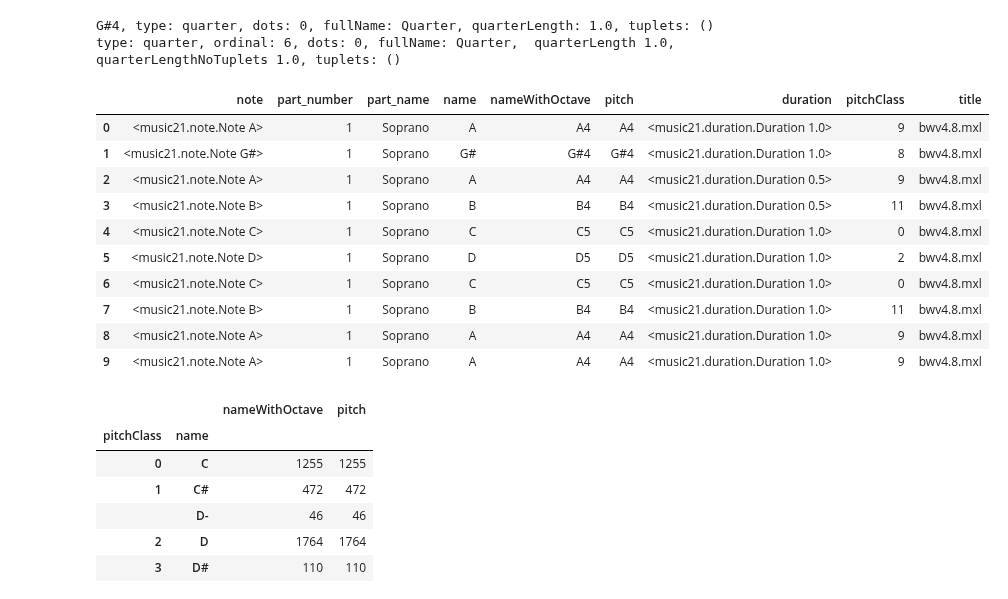
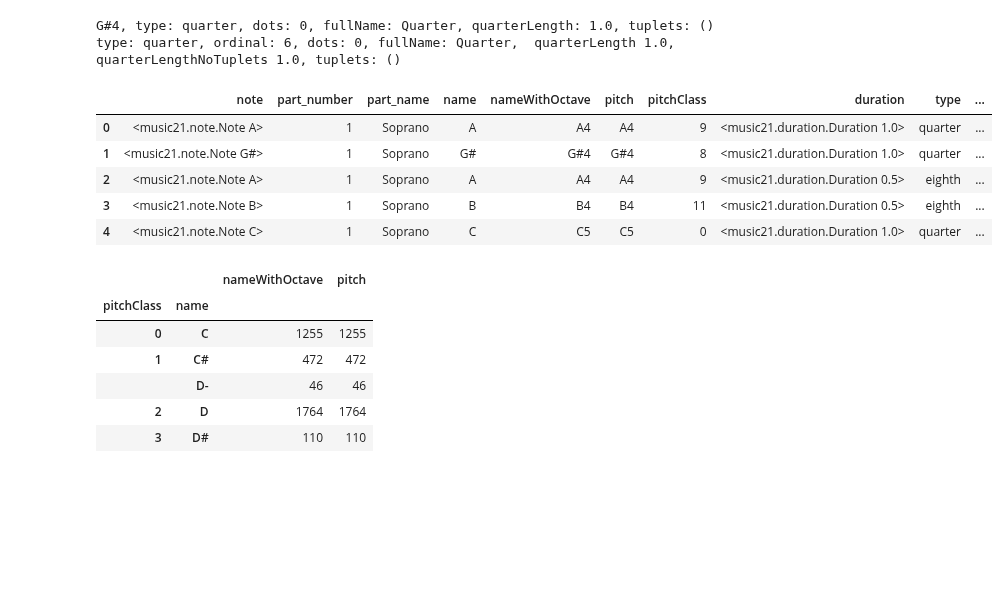
Before and after one commit to dwbzen/pymusic, a Jupyter notebook: music_EDA.ipynb, the cells around one changed output. Saved outputs shown, nothing was run; the diff lists cells and outputs as text; code cells hidden in the pictures; blank space fills up the shorter version.

```diff
--- a/music_EDA.ipynb
+++ b/music_EDA.ipynb
@@ -933,20 +933,18 @@ print(MusicUtils.duration_info(dur))
 G#4, type: quarter, dots: 0, fullName: Quarter, quarterLength: 1.0, tuplets: ()
 type: quarter, ordinal: 6, dots: 0, fullName: Quarter,  quarterLength 1.0, quarterLengthNoTuplets 1.0, tuplets: ()
 # %%
-part_notes_df = notes_df[notes_df['part_name'].apply(lambda v: v=='Soprano' or v=='Alto' or v=='Tenor' or v=='Bass')]
-part_notes_df.head(10)
+#
+# extract only the vocal parts
+#
+part_notes_df = notes_df[notes_df['part_name'].apply(lambda v: v in ['Soprano','Alto','Tenor','Bass'])]
+part_notes_df.head()
 # %% [output]
-|  | note | part_number | part_name | name | nameWithOctave | pitch | duration | pitchClass | title |
-| 0 | <music21.note.Note A> | 1 | Soprano | A | A4 | A4 | <music21.duration.Duration 1.0> | 9 | bwv4.8.mxl |
-| 1 | <music21.note.Note G#> | 1 | Soprano | G# | G#4 | G#4 | <music21.duration.Duration 1.0> | 8 | bwv4.8.mxl |
-| 2 | <music21.note.Note A> | 1 | Soprano | A | A4 | A4 | <music21.duration.Duration 0.5> | 9 | bwv4.8.mxl |
-| 3 | <music21.note.Note B> | 1 | Soprano | B | B4 | B4 | <music21.duration.Duration 0.5> | 11 | bwv4.8.mxl |
-| 4 | <music21.note.Note C> | 1 | Soprano | C | C5 | C5 | <music21.duration.Duration 1.0> | 0 | bwv4.8.mxl |
-| 5 | <music21.note.Note D> | 1 | Soprano | D | D5 | D5 | <music21.duration.Duration 1.0> | 2 | bwv4.8.mxl |
-| 6 | <music21.note.Note C> | 1 | Soprano | C | C5 | C5 | <music21.duration.Duration 1.0> | 0 | bwv4.8.mxl |
-| 7 | <music21.note.Note B> | 1 | Soprano | B | B4 | B4 | <music21.duration.Duration 1.0> | 11 | bwv4.8.mxl |
-| 8 | <music21.note.Note A> | 1 | Soprano | A | A4 | A4 | <music21.duration.Duration 1.0> | 9 | bwv4.8.mxl |
-| 9 | <music21.note.Note A> | 1 | Soprano | A | A4 | A4 | <music21.duration.Duration 1.0> | 9 | bwv4.8.mxl |
+|  | note | part_number | part_name | name | nameWithOctave | pitch | pitchClass | duration | type | ... |
+| 0 | <music21.note.Note A> | 1 | Soprano | A | A4 | A4 | 9 | <music21.duration.Duration 1.0> | quarter | ... |
+| 1 | <music21.note.Note G#> | 1 | Soprano | G# | G#4 | G#4 | 8 | <music21.duration.Duration 1.0> | quarter | ... |
+| 2 | <music21.note.Note A> | 1 | Soprano | A | A4 | A4 | 9 | <music21.duration.Duration 0.5> | eighth | ... |
+| 3 | <music21.note.Note B> | 1 | Soprano | B | B4 | B4 | 11 | <music21.duration.Duration 0.5> | eighth | ... |
+| 4 | <music21.note.Note C> | 1 | Soprano | C | C5 | C5 | 0 | <music21.duration.Duration 1.0> | quarter | ... |
 # %%
 part_notes_df[['name','nameWithOctave','pitch', 'pitchClass']].groupby(['pitchClass', 'name']).count()
 # %% [output]
```
Also changed, not shown: parts of 16 cells of this notebook, 19 other files.
